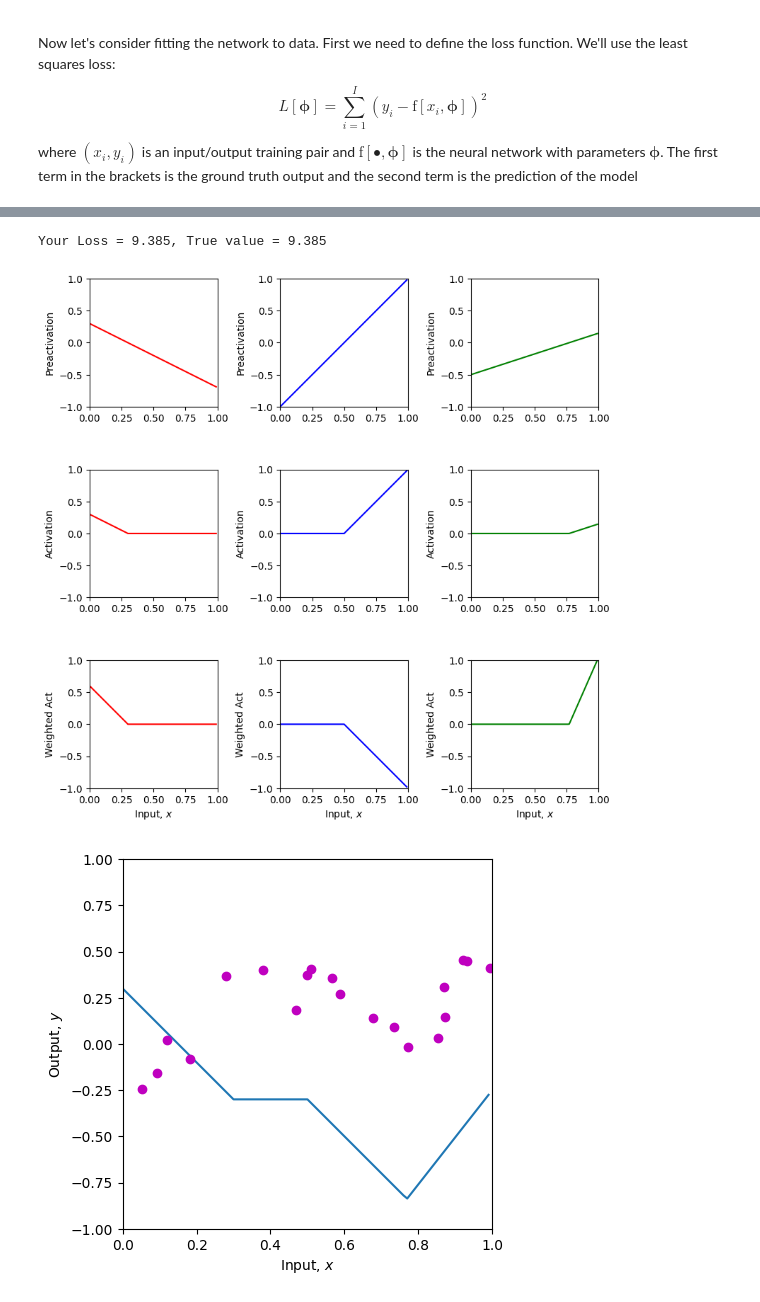
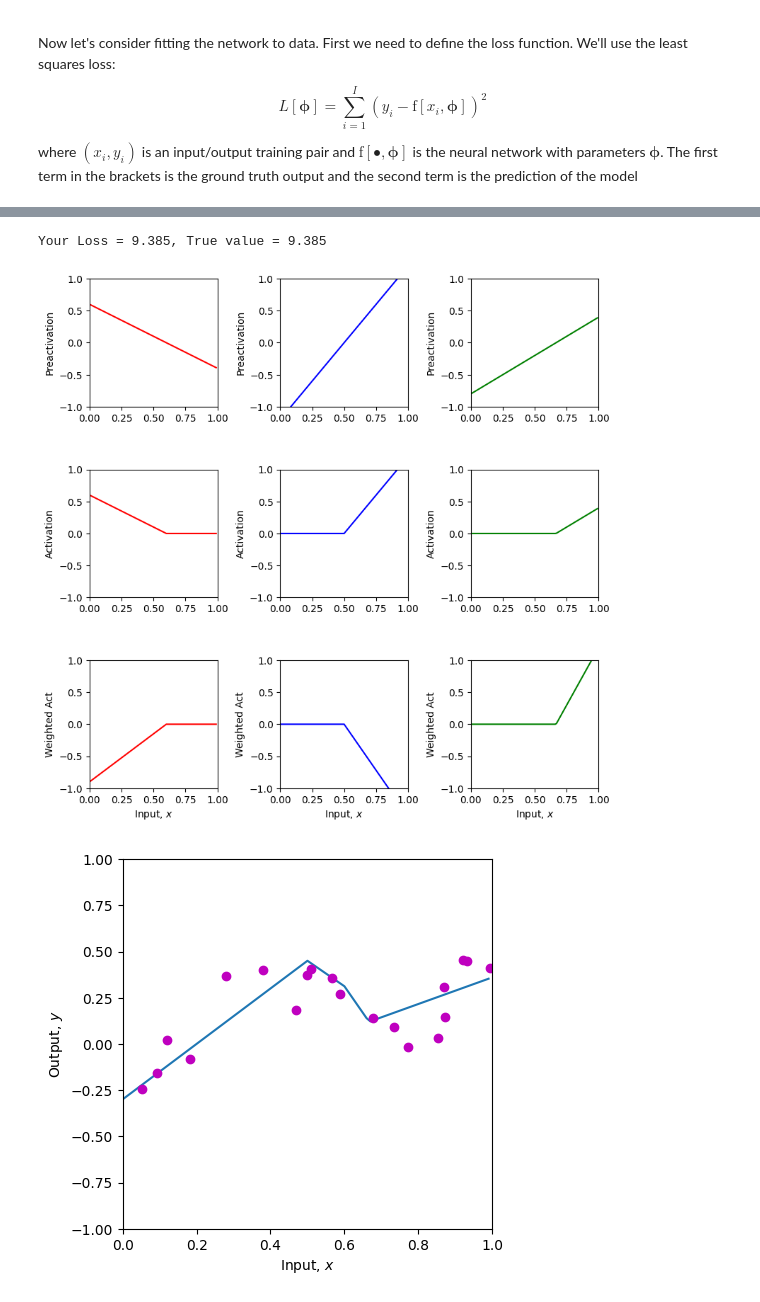
Before and after one commit to Shuvo1523004/Deep-Learning, a Jupyter notebook: Notebooks/Chap03/3_1_Shallow_Networks_I.ipynb, the cells around one changed output, grey strips where cells are left out. Cells and saved outputs as stored; diff of their text form; code cells hidden in the pictures.

```diff
--- a/Notebooks/Chap03/3_1_Shallow_Networks_I.ipynb
+++ b/Notebooks/Chap03/3_1_Shallow_Networks_I.ipynb
@@ -312,6 +395,16 @@ def least_squares_loss(y_train, y_predict):
 
   return loss
 # %%
+import numpy as np
+
+# Least squares function
+def least_squares_loss(y_train, y_predict):
+  # Compute the sum of squared differences between the real values (y_train)
+  # and the predicted values (y_predict)
+  # (y_train - y_predict) represents (yi - f[xi, phi])
+  loss = np.sum((y_train - y_predict)**2)
+  return loss
+
 # Now lets define some parameters, run the neural network, and compute the loss
 theta_10 =  0.3 ; theta_11 = -1.0
 theta_20 = -1.0  ; theta_21 = 2.0
@@ -334,37 +427,45 @@ y_train = np.array([-0.15934537,0.18195445,0.451270150,0.13921448,0.09366691,0.3
 y, pre_1, pre_2, pre_3, act_1, act_2, act_3, w_act_1, w_act_2, w_act_3 = \
     shallow_1_1_3(x, ReLU, phi_0,phi_1,phi_2,phi_3, theta_10, theta_11, theta_20, theta_21, theta_30, theta_31)
 # And then plot it
 plot_neural(x, y, pre_1, pre_2, pre_3, act_1, act_2, act_3, w_act_1, w_act_2, w_act_3, plot_all=True, x_data = x_train, y_data = y_train)
 
 # Run the neural network on the training data
 y_predict, *_ = shallow_1_1_3(x_train, ReLU, phi_0,phi_1,phi_2,phi_3, theta_10, theta_11, theta_20, theta_21, theta_30, theta_31)
 
 # Compute the least squares loss and print it out
 loss = least_squares_loss(y_train,y_predict)
 print('Your Loss = %3.3f, True value = 9.385'%(loss))
 
 # TODO.  Manipulate the parameters (by hand!) to make the function
 # fit the data better and try to reduce the loss to as small a number
 # as possible.  The best that I could do was 0.181
 # Tip... start by manipulating phi_0.
 # It's not that easy, so don't spend too much time on this!
 
-# To get much closer to the target loss
+# Define new parameters
 theta_10 =  0.6 ; theta_11 = -1.0
 theta_20 = -1.2 ; theta_21 = 2.4
 theta_30 = -0.8 ; theta_31 = 1.2
-phi_0 = 0.6 ; phi_1 = -1.5 ; phi_2 = -1.2 ; phi_3 = 1.6
+phi_0 = 0.6 ; phi_1 = -1.5 ; phi_2 = -1.2 ; phi_3 = 3.0
 
-# Run the network and compute the new loss
+# IMPORTANT: Recalculate ALL outputs for plotting with new parameters
+y, pre_1, pre_2, pre_3, act_1, act_2, act_3, w_act_1, w_act_2, w_act_3 = \
+    shallow_1_1_3(x, ReLU, phi_0, phi_1, phi_2, phi_3,
+                  theta_10, theta_11, theta_20, theta_21, theta_30, theta_31)
+
+# Now plot with the NEW values
+plot_neural(x, y, pre_1, pre_2, pre_3, act_1, act_2, act_3, w_act_1, w_act_2, w_act_3,
+            plot_all=True, x_data=x_train, y_data=y_train)
+
+# Run the network on training data
 y_predict, *_ = shallow_1_1_3(x_train, ReLU, phi_0, phi_1, phi_2, phi_3,
                               theta_10, theta_11, theta_20, theta_21, theta_30, theta_31)
-# And then plot it
-plot_neural(x, y, pre_1, pre_2, pre_3, act_1, act_2, act_3, w_act_1, w_act_2, w_act_3, plot_all=True, x_data = x_train, y_data = y_train)
+
 loss = least_squares_loss(y_train, y_predict)
 print('New Loss = %3.3f' % (loss))
 # %% [output]
 [figure]
 [figure]
 Your Loss = 9.385, True value = 9.385
-[figure, old version]
+[figure, new version]
-[figure, old version]
+[figure, new version]
```
Also changed, not shown: parts of 3 cells of this notebook.
